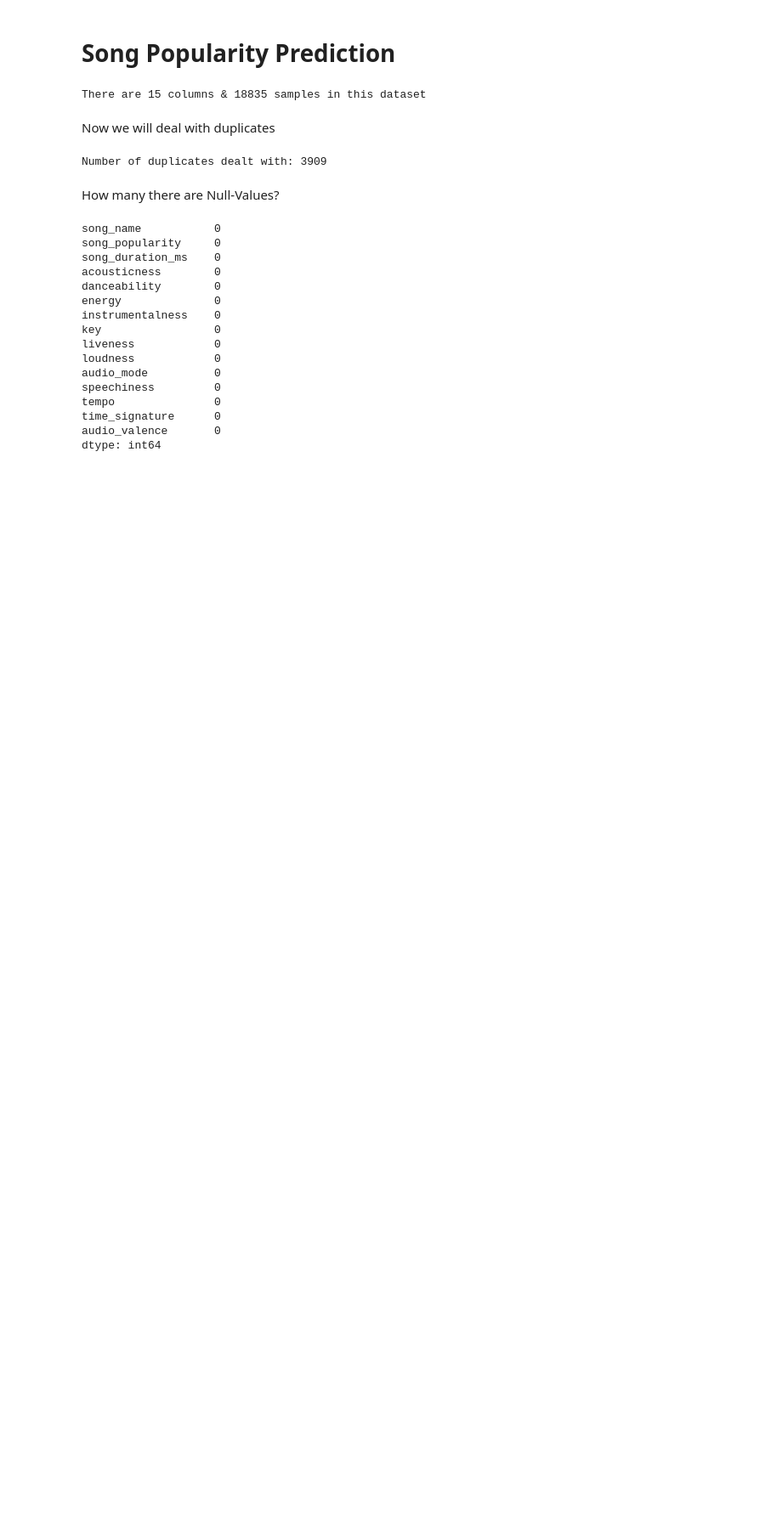
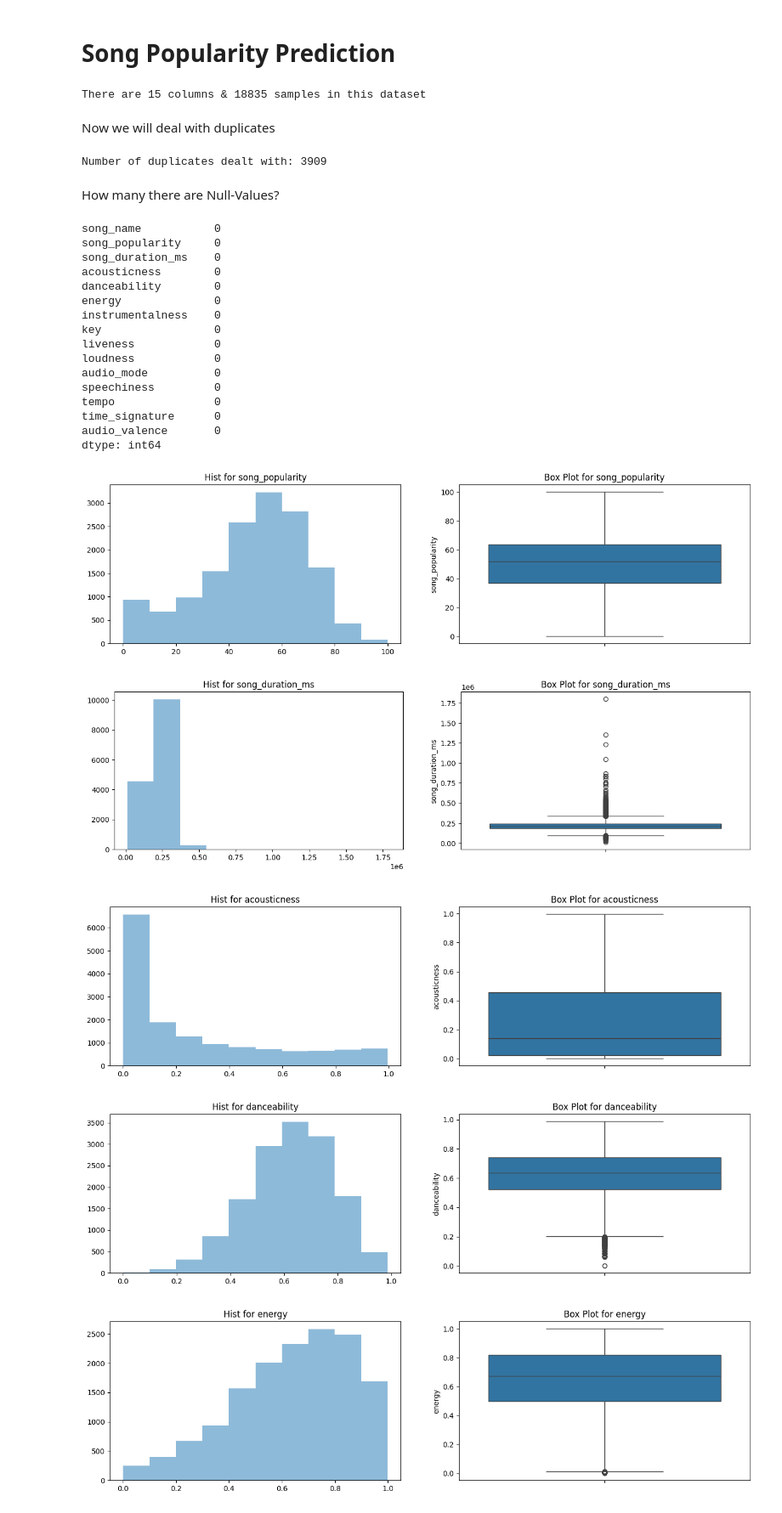
Before and after one commit to VladHolobyn/medical-insurance-price-prediction, a Jupyter notebook: notebooks/notebook.ipynb, the cells around one changed output. Shown: that part at 85% size. Drawn from its saved outputs; the diff is of its cells as text; code cells hidden in the pictures; blank space fills up the shorter version.

```diff
--- a/notebooks/notebook.ipynb
+++ b/notebooks/notebook.ipynb
@@ -48,3 +48,19 @@ tempo               0
 time_signature      0
 audio_valence       0
 dtype: int64
+# %%
+for column in df.select_dtypes(include=['number']):
+    plt.figure(figsize=(16, 4))
+    plt.subplot(1,2,1)
+    plt.title(f'Hist for {column}')
+    plt.hist(df[column], alpha=0.5)
+    plt.subplot(1,2,2)
+    plt.title(f'Box Plot for {column}')
+    sns.boxplot(df[column])
+    plt.show()
+# %% [output]
+[figure, added]
+[figure, added]
+[figure, added]
+[figure, added]
+[figure, added]
```
Also changed, not shown: parts of 4 cells of this notebook.
